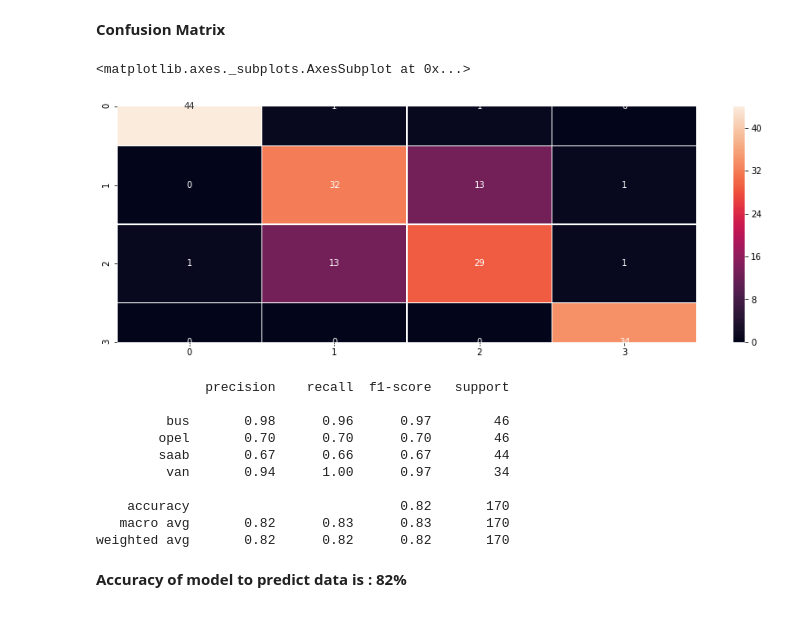
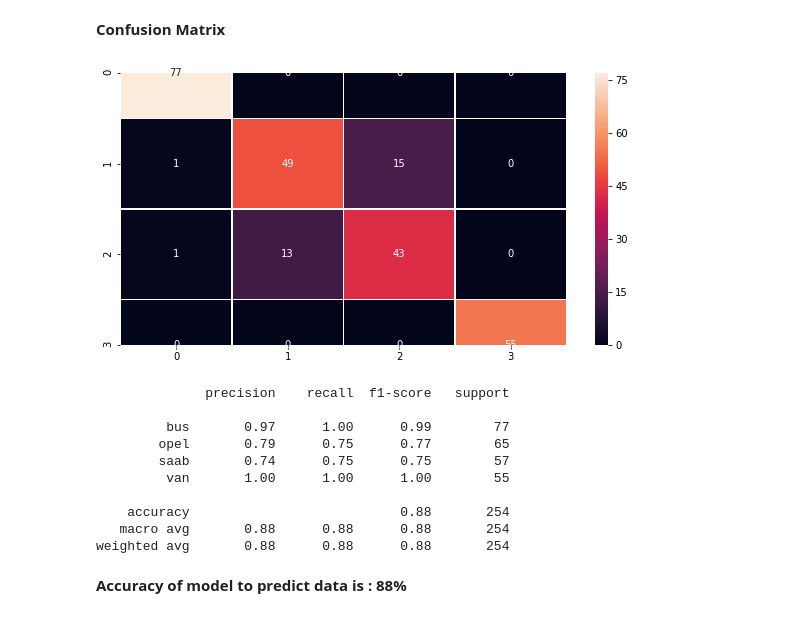
Before and after one commit to mozilla/PRESC, a Jupyter notebook: dev/shiza16/train and test model-checkpoint.ipynb, the cells around one changed output. Cells and saved outputs as stored; diff of their text form; code cells hidden in the pictures.

```diff
--- a/dev/shiza16/train and test model-checkpoint.ipynb
+++ b/dev/shiza16/train and test model-checkpoint.ipynb
@@ -111,5 +113,5 @@ Name: Class, Length: 846, dtype: object
 # %% [markdown]
 <b>Splitting data for training and testing.</b>
 # %%
-X_train, X_test, y_train, y_test = train_test_split( X, y, test_size=0.2 , random_state=45)
+X_train, X_test, y_train, y_test = train_test_split( X, y, test_size=0.3 , random_state=45)
 # %% [markdown]
@@ -117,5 +118,0 @@ X_train, X_test, y_train, y_test = train_test_split( X, y, test_size=0.2 , rando
-# %%
-from sklearn.linear_model import LogisticRegression
-
-LRclassifier = LogisticRegression(solver='lbfgs', multi_class='auto' , max_iter=7600)
-LRclassifier.fit(X,y)
@@ -127,0 +119,4 @@ LogisticRegression(C=1.0, class_weight=None, dual=False, fit_intercept=True,
+# %%
+from sklearn.svm import SVC
+classifier = SVC(gamma = 'auto' , kernel = 'poly', degree = 2)
+classifier.fit(X,y)
@@ -157,0 +132,5 @@ array(['bus', 'saab', 'opel', 'opel', 'saab', 'van', 'saab', 'saab',
+# %%
+#Values predicted by Classifier
+
+y_predict = classifier.predict(X_test)
+y_predict
@@ -160,23 +157,24 @@ array(['bus', 'saab', 'opel', 'opel', 'saab', 'van', 'saab', 'saab',
 # %%
 cmatrix = confusion_matrix(y_test,y_predict)
 # %%
-plt.figure(figsize = (15,5))
+figure = plt.gcf()
+figure.set_size_inches(10, 5)
 sns.heatmap(cmatrix, annot=True, linewidths=.5)
+plt.show()
 # %% [output]
-<matplotlib.axes._subplots.AxesSubplot at 0x...>
-[figure, old version]
+[figure, new version]
 # %%
 print(classification_report(y_test, y_predict))
 # %% [output]
               precision    recall  f1-score   support
 
-         bus       0.98      0.96      0.97        46
-        opel       0.70      0.70      0.70        46
-        saab       0.67      0.66      0.67        44
-         van       0.94      1.00      0.97        34
+         bus       0.97      1.00      0.99        77
+        opel       0.79      0.75      0.77        65
+        saab       0.74      0.75      0.75        57
+         van       1.00      1.00      1.00        55
 
-    accuracy                           0.82       170
-   macro avg       0.82      0.83      0.83       170
-weighted avg       0.82      0.82      0.82       170
+    accuracy                           0.88       254
+   macro avg       0.88      0.88      0.88       254
+weighted avg       0.88      0.88      0.88       254
 # %% [markdown]
-<b>Accuracy of model to predict data is : 82%</b>
+<b>Accuracy of model to predict data is : 88%</b>
```
Also changed, not shown: parts of 8 cells of this notebook.
